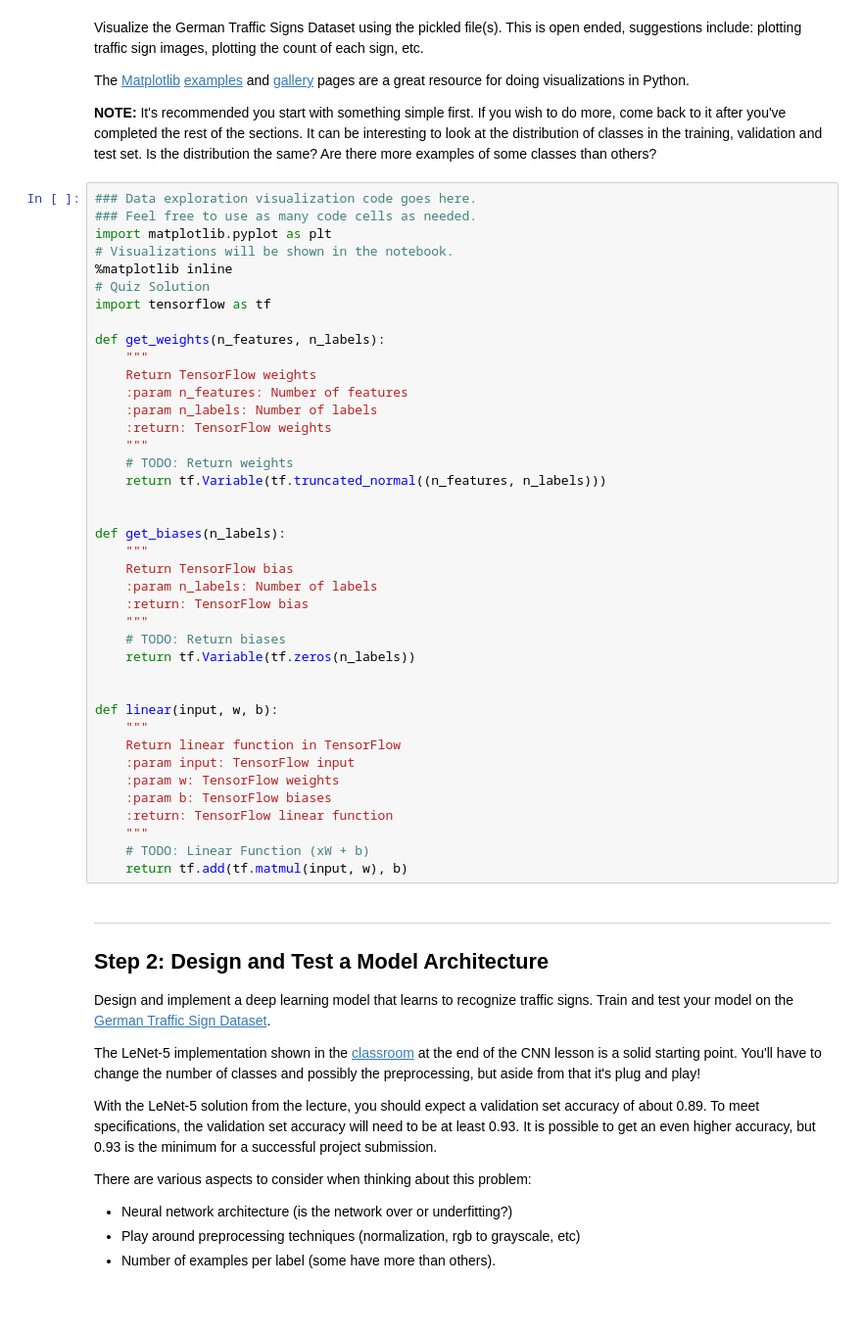
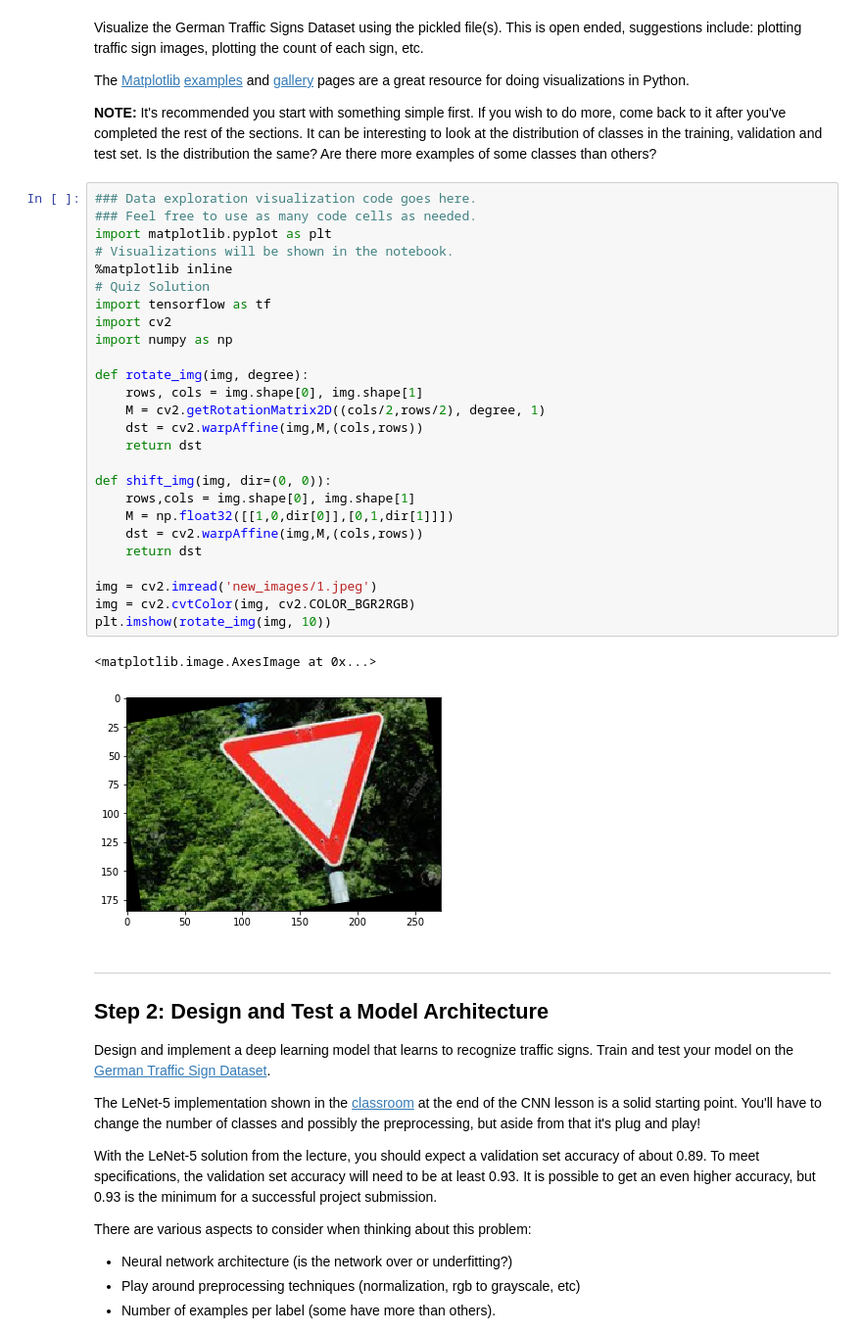
Before and after one commit to zhangjianxing/CarND-Traffic-Sign-Classifier-Project, a Jupyter notebook: Traffic_Sign_Classifier.ipynb, the cells around one changed output. Shown at 98% size. Drawn from its saved outputs; the diff is of its cells as text; blank space fills up the shorter version.

```diff
--- a/Traffic_Sign_Classifier.ipynb
+++ b/Traffic_Sign_Classifier.ipynb
@@ -100,46 +100,35 @@ Visualize the German Traffic Signs Dataset using the pickled file(s). This is op
 The [Matplotlib](http://matplotlib.org/) [examples](http://matplotlib.org/examples/index.html) and [gallery](http://matplotlib.org/gallery.html) pages are a great resource for doing visualizations in Python.
 
 **NOTE:** It's recommended you start with something simple first. If you wish to do more, come back to it after you've completed the rest of the sections. It can be interesting to look at the distribution of classes in the training, validation and test set. Is the distribution the same? Are there more examples of some classes than others?
-# %%
-### Data exploration visualization code goes here.
-### Feel free to use as many code cells as needed.
-import matplotlib.pyplot as plt
-# Visualizations will be shown in the notebook.
-%matplotlib inline
-# Quiz Solution
-import tensorflow as tf
-
-def get_weights(n_features, n_labels):
-    """
-    Return TensorFlow weights
-    :param n_features: Number of features
-    :param n_labels: Number of labels
-    :return: TensorFlow weights
-    """
-    # TODO: Return weights
-    return tf.Variable(tf.truncated_normal((n_features, n_labels)))
-
-
-def get_biases(n_labels):
-    """
-    Return TensorFlow bias
-    :param n_labels: Number of labels
-    :return: TensorFlow bias
-    """
-    # TODO: Return biases
-    return tf.Variable(tf.zeros(n_labels))
-
-
-def linear(input, w, b):
-    """
-    Return linear function in TensorFlow
-    :param input: TensorFlow input
-    :param w: TensorFlow weights
-    :param b: TensorFlow biases
-    :return: TensorFlow linear function
-    """
-    # TODO: Linear Function (xW + b)
-    return tf.add(tf.matmul(input, w), b)
+# %%
+### Data exploration visualization code goes here.
+### Feel free to use as many code cells as needed.
+import matplotlib.pyplot as plt
+# Visualizations will be shown in the notebook.
+%matplotlib inline
+# Quiz Solution
+import tensorflow as tf
+import cv2
+import numpy as np
+
+def rotate_img(img, degree):
+    rows, cols = img.shape[0], img.shape[1]
+    M = cv2.getRotationMatrix2D((cols/2,rows/2), degree, 1)
+    dst = cv2.warpAffine(img,M,(cols,rows))
+    return dst
+
+def shift_img(img, dir=(0, 0)):
+    rows,cols = img.shape[0], img.shape[1]
+    M = np.float32([[1,0,dir[0]],[0,1,dir[1]]])
+    dst = cv2.warpAffine(img,M,(cols,rows))
+    return dst
+
+img = cv2.imread('new_images/1.jpeg')
+img = cv2.cvtColor(img, cv2.COLOR_BGR2RGB)
+plt.imshow(rotate_img(img, 10))
+# %% [output]
+<matplotlib.image.AxesImage at 0x...>
+[figure, added]
 # %% [markdown]
 ----
 
```
Also changed, not shown: parts of 17 cells of this notebook, 10 other files.
